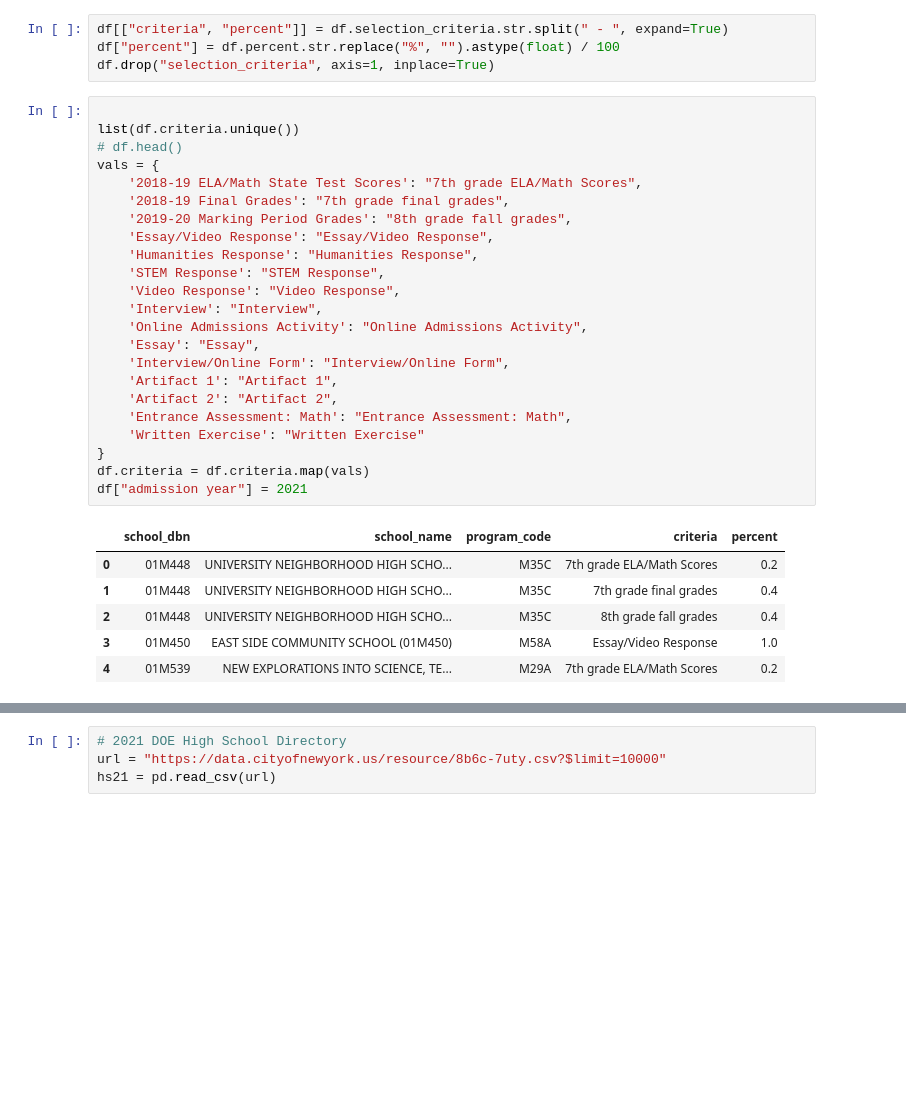
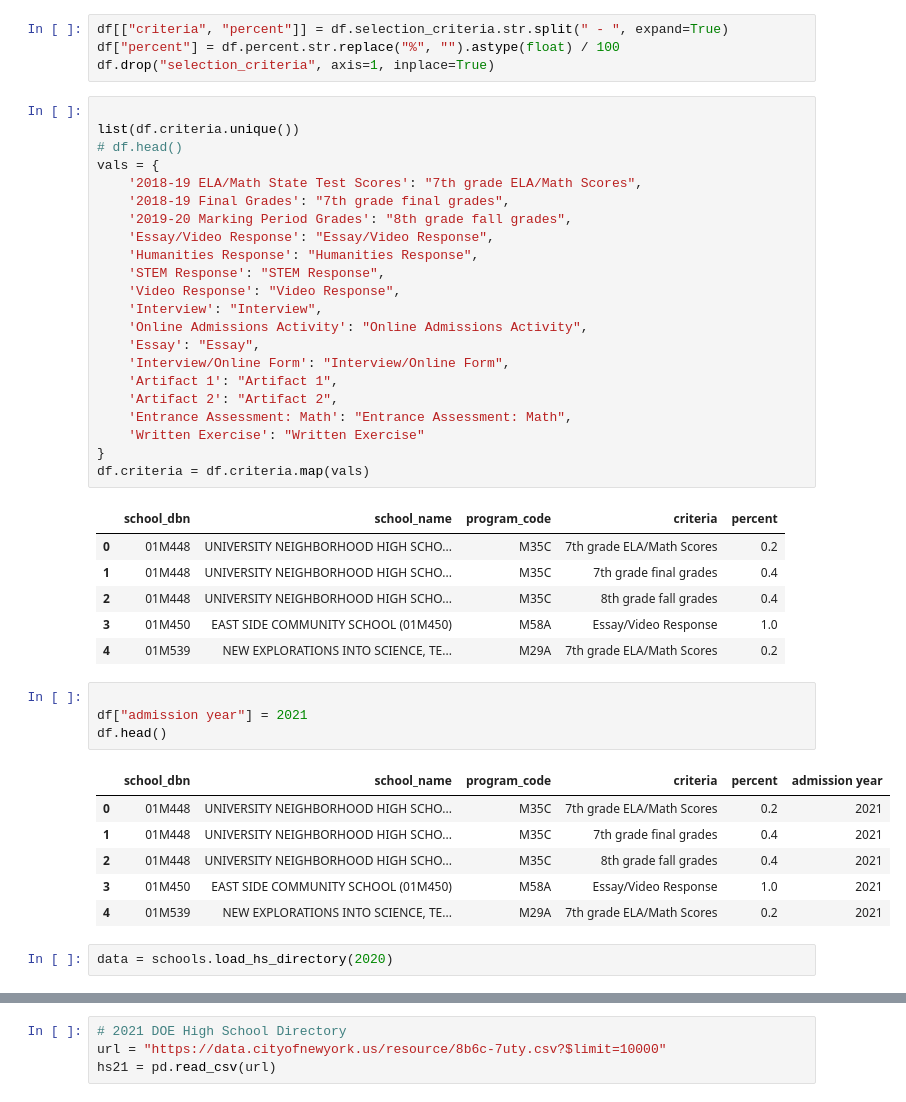
Before and after one commit to adelphi-ed-tech/nycschools, a Jupyter notebook: book/nb/drafts/_scratch.ipynb, the cells around one changed output, grey strips where cells are left out. Cells and saved outputs as stored; diff of their text form; blank space fills up the shorter version.

```diff
--- a/book/nb/drafts/_scratch.ipynb
+++ b/book/nb/drafts/_scratch.ipynb
@@ -59,7 +59,6 @@ vals = {
     'Written Exercise': "Written Exercise"
 }
 df.criteria = df.criteria.map(vals)
-df["admission year"] = 2021
 # %% [output]
 |  | school_dbn | school_name | program_code | criteria | percent |
 | 0 | 01M448 | UNIVERSITY NEIGHBORHOOD HIGH SCHO... | M35C | 7th grade ELA/Math Scores | 0.2 |
@@ -67,3 +66,16 @@ df["admission year"] = 2021
 | 2 | 01M448 | UNIVERSITY NEIGHBORHOOD HIGH SCHO... | M35C | 8th grade fall grades | 0.4 |
 | 3 | 01M450 | EAST SIDE COMMUNITY SCHOOL (01M450) | M58A | Essay/Video Response | 1.0 |
 | 4 | 01M539 | NEW EXPLORATIONS INTO SCIENCE, TE... | M29A | 7th grade ELA/Math Scores | 0.2 |
+# %%
+
+df["admission year"] = 2021
+df.head()
+# %% [output]
+|  | school_dbn | school_name | program_code | criteria | percent | admission year |
+| 0 | 01M448 | UNIVERSITY NEIGHBORHOOD HIGH SCHO... | M35C | 7th grade ELA/Math Scores | 0.2 | 2021 |
+| 1 | 01M448 | UNIVERSITY NEIGHBORHOOD HIGH SCHO... | M35C | 7th grade final grades | 0.4 | 2021 |
+| 2 | 01M448 | UNIVERSITY NEIGHBORHOOD HIGH SCHO... | M35C | 8th grade fall grades | 0.4 | 2021 |
+| 3 | 01M450 | EAST SIDE COMMUNITY SCHOOL (01M450) | M58A | Essay/Video Response | 1.0 | 2021 |
+| 4 | 01M539 | NEW EXPLORATIONS INTO SCIENCE, TE... | M29A | 7th grade ELA/Math Scores | 0.2 | 2021 |
+# %%
+data = schools.load_hs_directory(2020)
```
Also changed, not shown: parts of 1 cell of this notebook, 2 other files.
